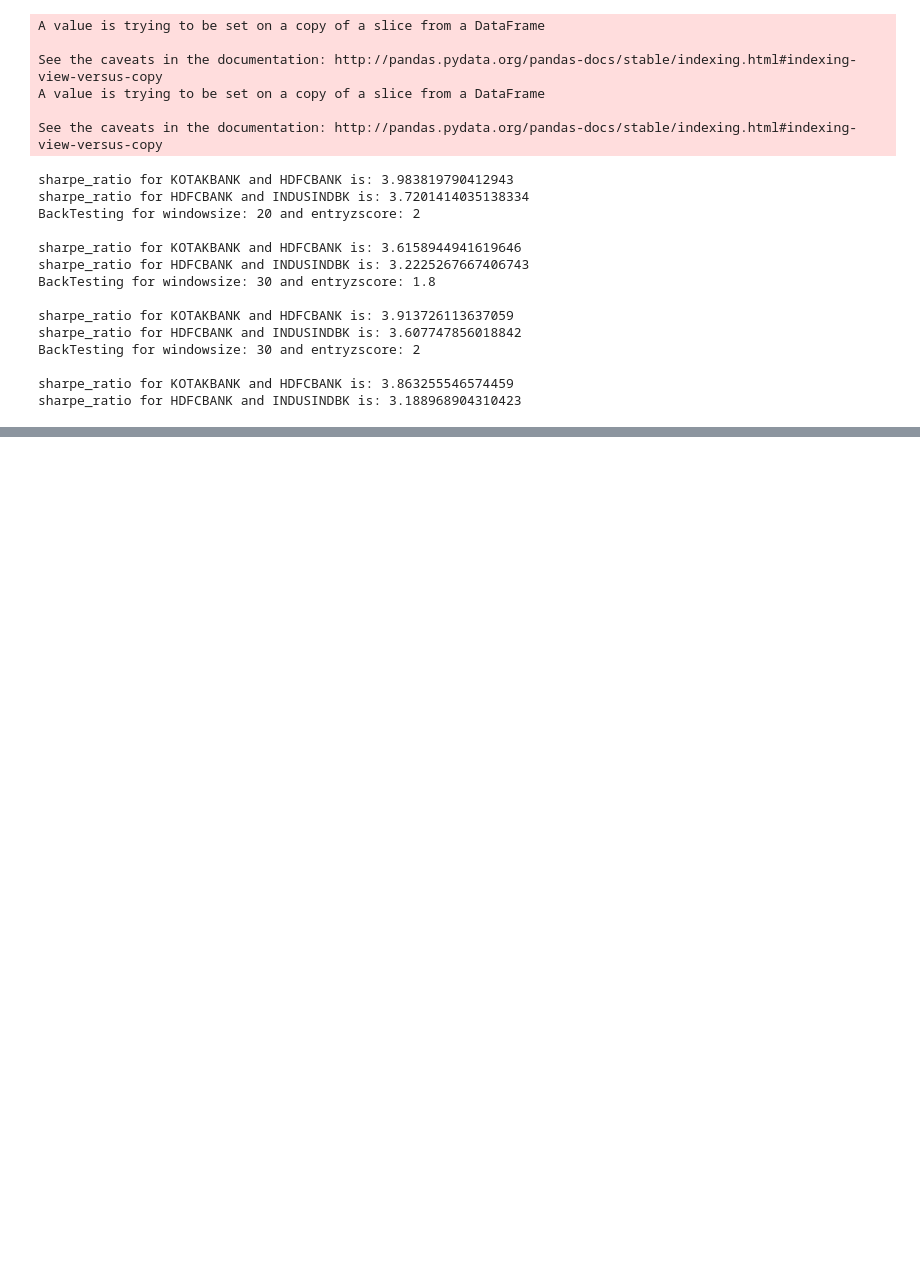
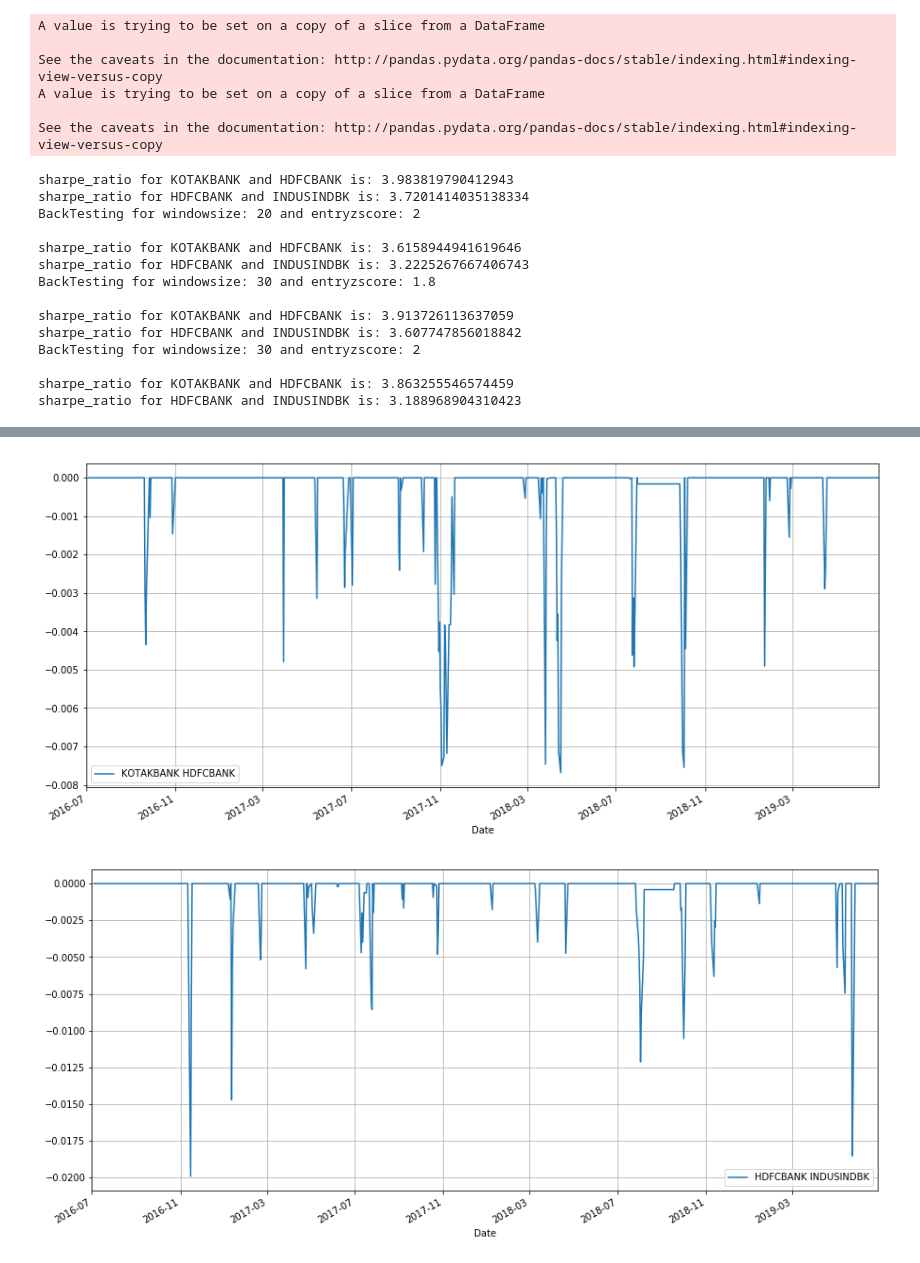
Before and after one commit to Saurabh995/QuantifAI_Assignment, a Jupyter notebook: TradeEngine.ipynb, the cells around one changed output, grey strips where cells are left out. Cells and saved outputs as stored; diff of their text form; code cells hidden in the pictures; blank space fills up the shorter version.

```diff
--- a/TradeEngine.ipynb
+++ b/TradeEngine.ipynb
@@ -361,0 +442,8 @@ entry_zscore = 1.8
+# %%
+#draw down curve
+for pair in pairs:
+    plt.figure()
+    ffn.to_drawdown_series(returns_df[pair[0]+" "+pair[1]]).plot(figsize=(15,7),grid=True,legend=True)
+# %% [output]
+[figure, added]
+[figure, added]
```
Also changed, not shown: parts of 17 cells of this notebook.
